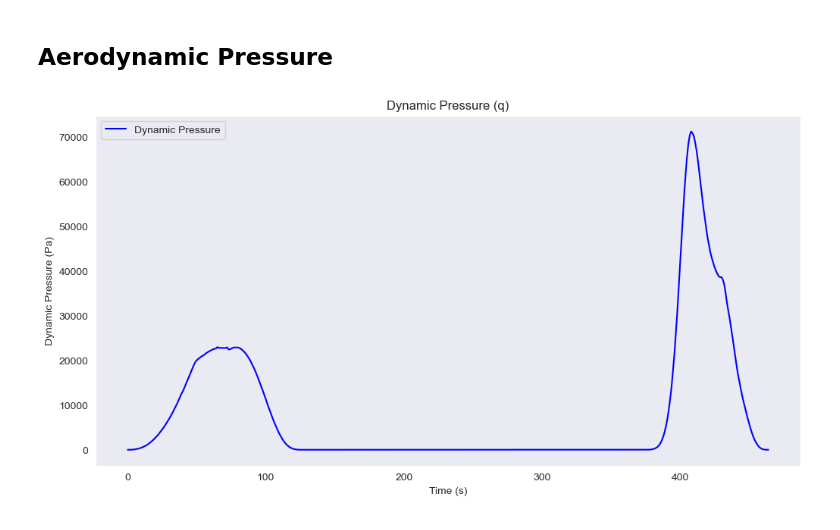
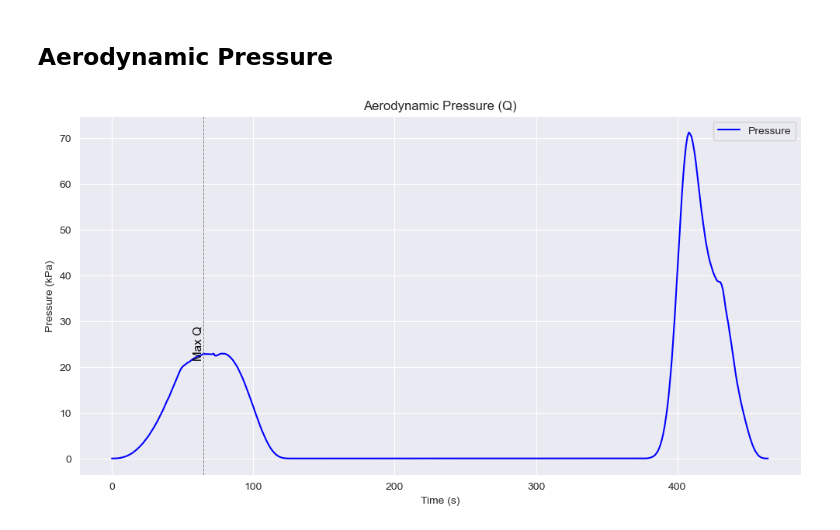
Before and after one commit to rafaelCabralDS/falcon9-control, a Jupyter notebook: notebooks/crs-11.ipynb, the cells around one changed output. Drawn from its saved outputs; the diff is of its cells as text; code cells hidden in the pictures.

```diff
--- a/notebooks/crs-11.ipynb
+++ b/notebooks/crs-11.ipynb
@@ -184,12 +173,2 @@ plt.tight_layout()
 # %% [markdown]
 ## Aerodynamic Pressure
-# %%
-plt.figure(figsize=(12, 6))
-plt.plot(data['time'], data['q'], label='Dynamic Pressure', color='b')
-plt.title('Dynamic Pressure (q)')
-plt.xlabel('Time (s)')
-plt.ylabel('Dynamic Pressure (Pa)')
-plt.legend()
-plt.grid()
-# %% [output]
-[figure, removed]
@@ -216,0 +175,13 @@ def plot_with_events(x, y, title, xlabel, ylabel, events=None):
+# %%
+plot_with_events(
+    x=data['time'],
+    y=data['q']/1000,
+    events={'Max Q': events_dict['maxq']},
+    title='Aerodynamic Pressure (Q)',
+    label='Pressure',
+    #color='b',
+    xlabel='Time (s)',
+    ylabel='Pressure (kPa)'
+)
+# %% [output]
+[figure, added]
```
Also changed, not shown: parts of 8 cells of this notebook.
